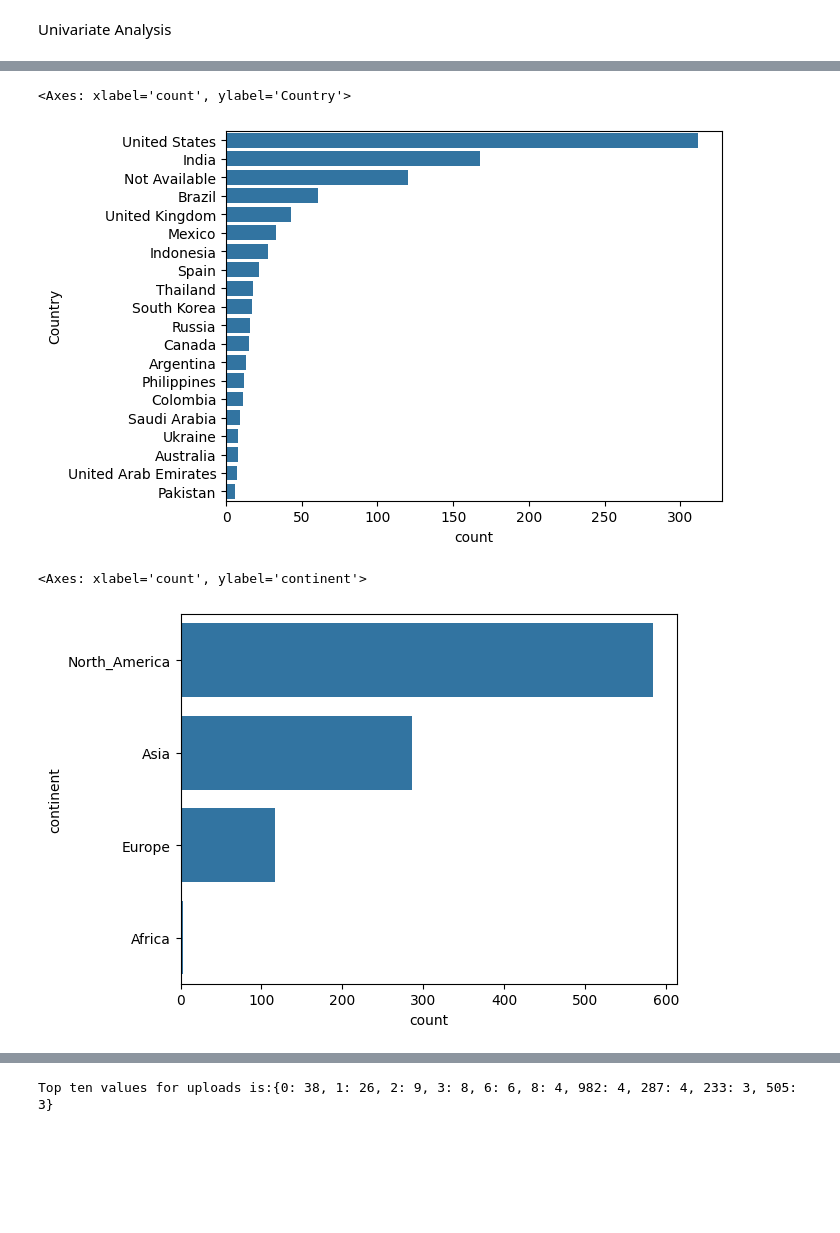
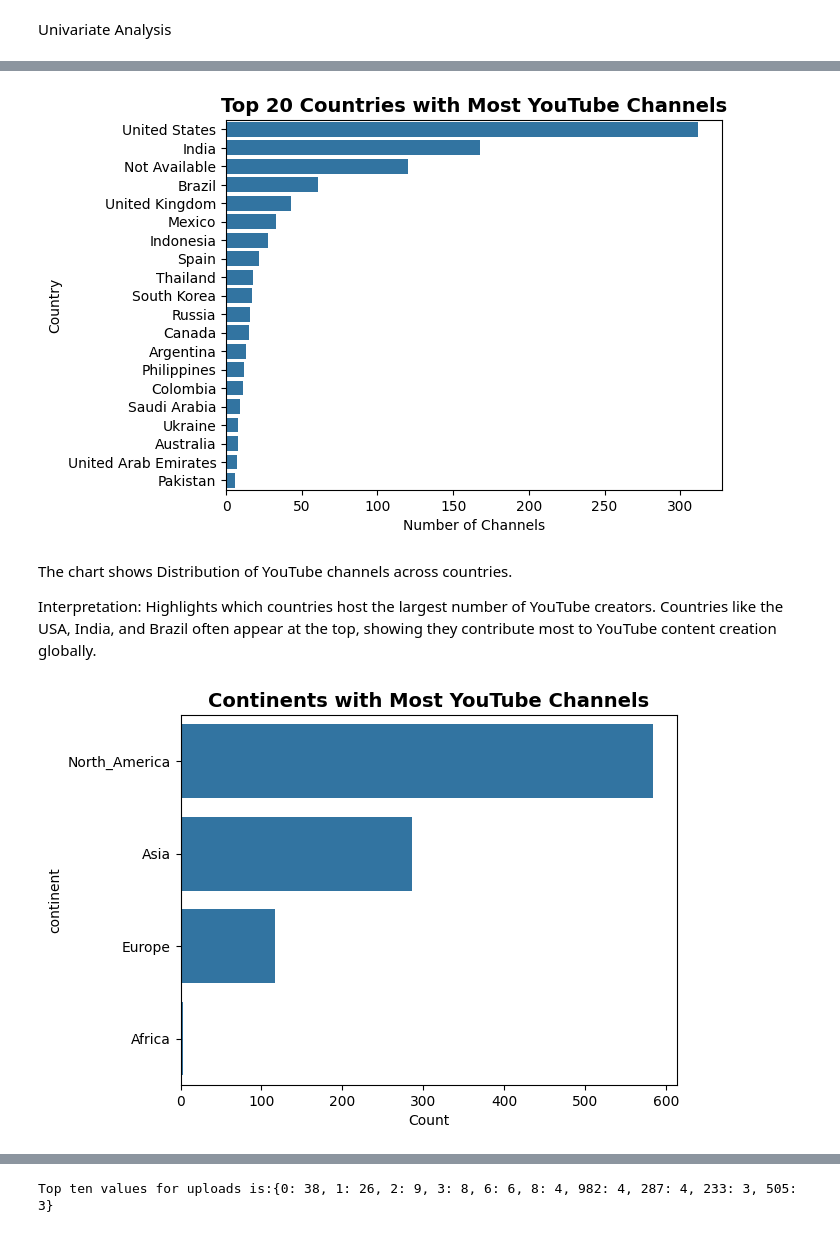
Before and after one commit to MercyMburu/PYDATA_CAPSTONE, a Jupyter notebook: Youtubestats.ipynb, the cells around one changed output, grey strips where cells are left out. Cells and saved outputs as stored; diff of their text form; code cells hidden in the pictures; blank space fills up the shorter version.

```diff
--- a/Youtubestats.ipynb
+++ b/Youtubestats.ipynb
@@ -304,27 +304,46 @@ sns.countplot(data = df, y = 'category', color = base_color, order = category)
 # %%
 # What Countries have the highest amount of YT activity
 '''
 'rank', 'Youtuber', 'subscribers', 'video views', 'category', 'Title',
        'uploads', 'Country', 'Abbreviation', 'channel_type',
        'video_views_rank', 'country_rank', 'channel_type_rank',
        'video_views_for_the_last_30_days', 'lowest_monthly_earnings',
        'highest_monthly_earnings', 'lowest_yearly_earnings',
        'highest_yearly_earnings', 'created_year', 'created_month',
        'created_date'
 '''
 
 #Visualization
 Country = df['Country'].value_counts().head(20).index
 sns.countplot(data = df, y = 'Country', color = base_color, order = Country)
+
+# Add title and labels
+plt.title("Top 20 Countries with Most YouTube Channels", fontsize=14, fontweight='bold')
+plt.xlabel("Number of Channels")
+plt.ylabel("Country")
+
+# Show the plot
+plt.show()
 # %% [output]
-<Axes: xlabel='count', ylabel='Country'>
-[figure, old version]
+[figure, new version]
+# %% [markdown]
+The chart shows Distribution of YouTube channels across countries.
+
+Interpretation:
+Highlights which countries host the largest number of YouTube creators. Countries like the USA, India, and Brazil often appear at the top, showing they contribute most to YouTube content creation globally.
 # %%
 # What continent have the highest amount of YT activity
 
 #Visualization
 continent = df['continent'].value_counts().head(20).index
 sns.countplot(data = df, y = 'continent', color = base_color, order = continent)
+
+# Add title and labels
+plt.title("Continents with Most YouTube Channels", fontsize=14, fontweight='bold')
+plt.xlabel("Count")
+plt.ylabel("continent")
+
+# Show the plot
+plt.show()
 # %% [output]
-<Axes: xlabel='count', ylabel='continent'>
-[figure, old version]
+[figure, new version]
```
Also changed, not shown: parts of 24 cells of this notebook.
